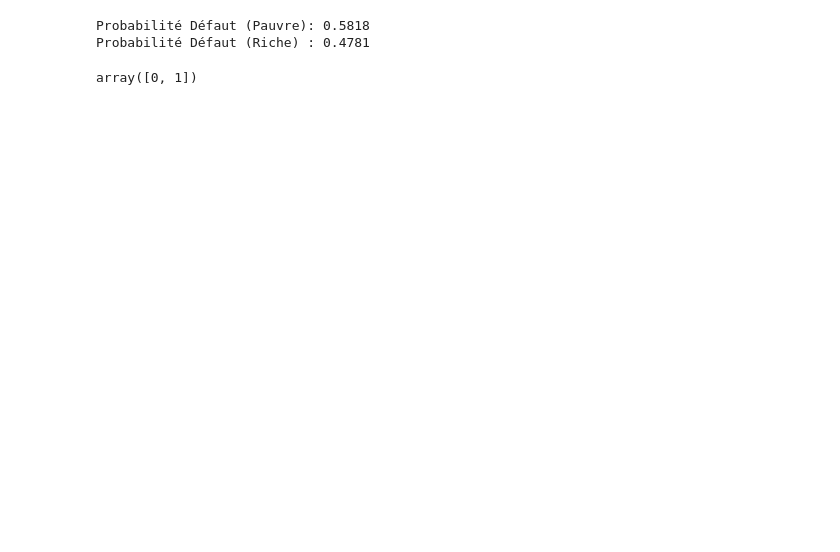
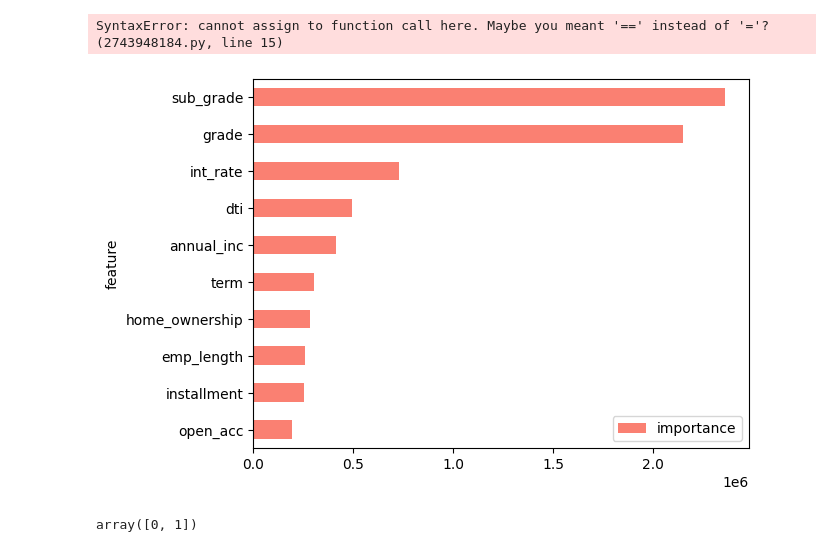
Before and after one commit to Arthur00029/FinRisk-LLM-Scoring, a Jupyter notebook: notebooks/03_Model_Test.ipynb, the cells around one changed output. Drawn from its saved outputs; the diff is of its cells as text; code cells hidden in the pictures; blank space fills up the shorter version.

```diff
--- a/notebooks/03_Model_Test.ipynb
+++ b/notebooks/03_Model_Test.ipynb
@@ -12,19 +12,30 @@ y_test = pd.read_parquet('../data/y_test.parquet')
 # 1. Charger le modèle
 model = lgb.Booster(model_file='../src/scoring_model.txt')
 
-
-# Test de sensibilité
-client_pauvre = [5000, 100000, 30.0, 0, 5, 0, 1]   # Petit revenu, gros endettement
-client_riche  = [5000, 100000, 30.0, 2, 5, 0, 1]   # Gros revenu, faible endettement
-
-prob_pauvre = model.predict(np.array(client_pauvre).reshape(1, -1))[0]
-prob_riche = model.predict(np.array(client_riche).reshape(1, -1))[0]
-
-print(f"Probabilité Défaut (Pauvre): {prob_pauvre:.4f}")
-print(f"Probabilité Défaut (Riche) : {prob_riche:.4f}")
+# On force les noms des features dans l'objet model
+model.feature_name = X_test.columns
+lgb.plot_importance(model, importance_type='gain')
 # %% [output]
-Probabilité Défaut (Pauvre): 0.5818
-Probabilité Défaut (Riche) : 0.4781
+SyntaxError: cannot assign to function call here. Maybe you meant '==' instead of '='? (2743948184.py, line 15)
+# %%
+import matplotlib.pyplot as plt
+
+# On récupère les scores d'importance
+importance_scores = model.feature_importance(importance_type='gain')
+
+# On récupère les noms (on force la conversion en liste pour être sûr)
+names = list(X_test.columns)
+
+# Création du DataFrame proprement
+importance_df = pd.DataFrame({'feature': names, 'importance': importance_scores})
+importance_df = importance_df.sort_values('importance', ascending=False)
+
+# Affichage direct via pandas (plus simple)
+importance_df.head(10).plot(kind='barh', x='feature', y='importance', color='salmon')
+plt.gca().invert_yaxis() # Pour avoir le plus important en haut
+plt.show()
+# %% [output]
+[figure, added]
 # %%
 y_test['target'].unique()
 # %% [output]
```
Also changed, not shown: parts of 7 cells of this notebook, 4 other files.
